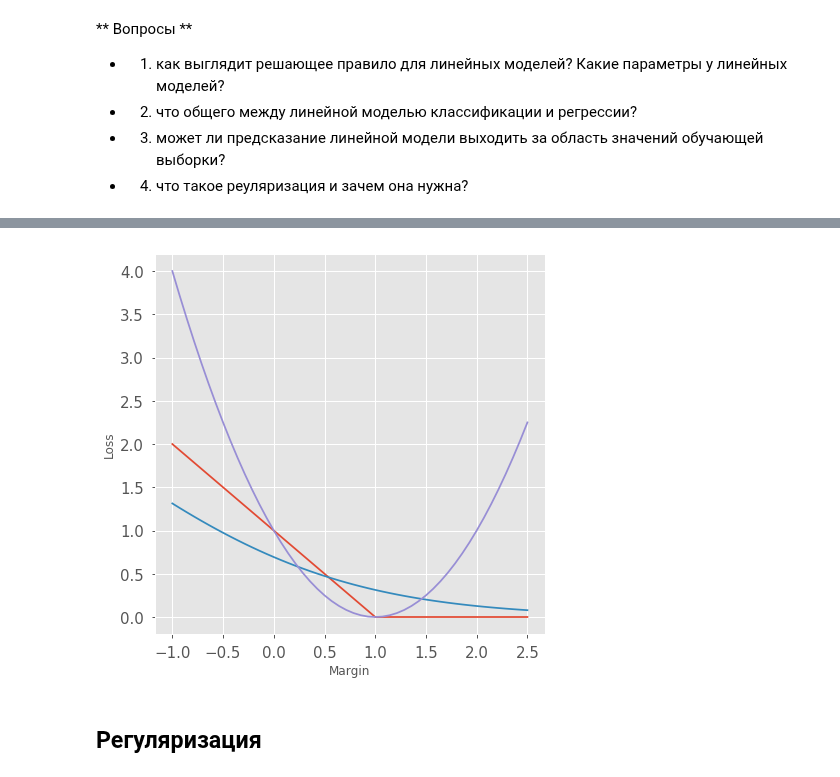
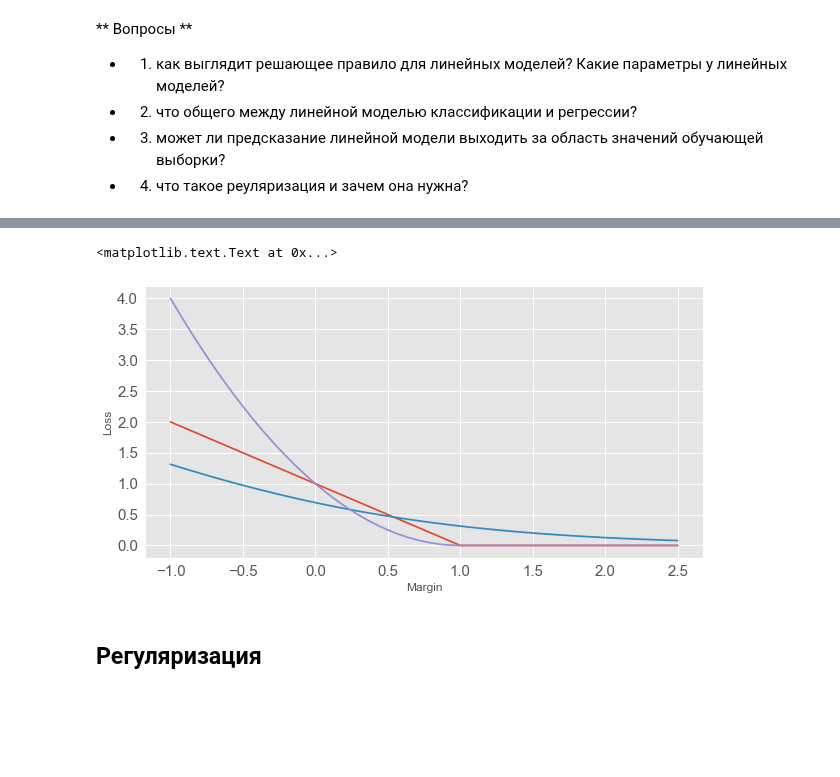
Before and after one commit to ml-mipt/ml-mipt-part1, a Jupyter notebook: 2018/seminars/7_linear_models/seminar7_v1.ipynb, the cells around one changed output, grey strips where cells are left out. Drawn from its saved outputs; the diff is of its cells as text; code cells hidden in the pictures; blank space fills up the shorter version.

```diff
--- a/2018/seminars/7_linear_models/seminar7_v1.ipynb
+++ b/2018/seminars/7_linear_models/seminar7_v1.ipynb
@@ -98,13 +103,13 @@ for i, (X, y) in enumerate(datasets):
 # %%
-pylab.rcParams['figure.figsize'] = (7.0, 7.0)
+pylab.rcParams['figure.figsize'] = (10.0, 5.0)
 x = np.linspace(-1, 2.5)
 pylab.plot(x, list(map(lambda m: np.max([0, 1 - m]), x)), label='hinge')
 pylab.plot(x, list(map(lambda m: np.log(1 + e**(-m)), x)), label='logistic')
-pylab.plot(x, list(map(lambda m: (1 - m)**2, x)), label='squared')
+pylab.plot(x, list(map(lambda m: (np.max([0, 1 - m]))**2, x)), label='squared')
 pylab.ylabel('Loss')
 pylab.xlabel('Margin')
-pylab.show()
 # %% [output]
+<matplotlib.text.Text at 0x...>
-[figure, old version]
+[figure, new version]
 # %% [markdown]
 ## Регуляризация
```
Also changed, not shown: parts of 80 cells of this notebook, 3 other files.
